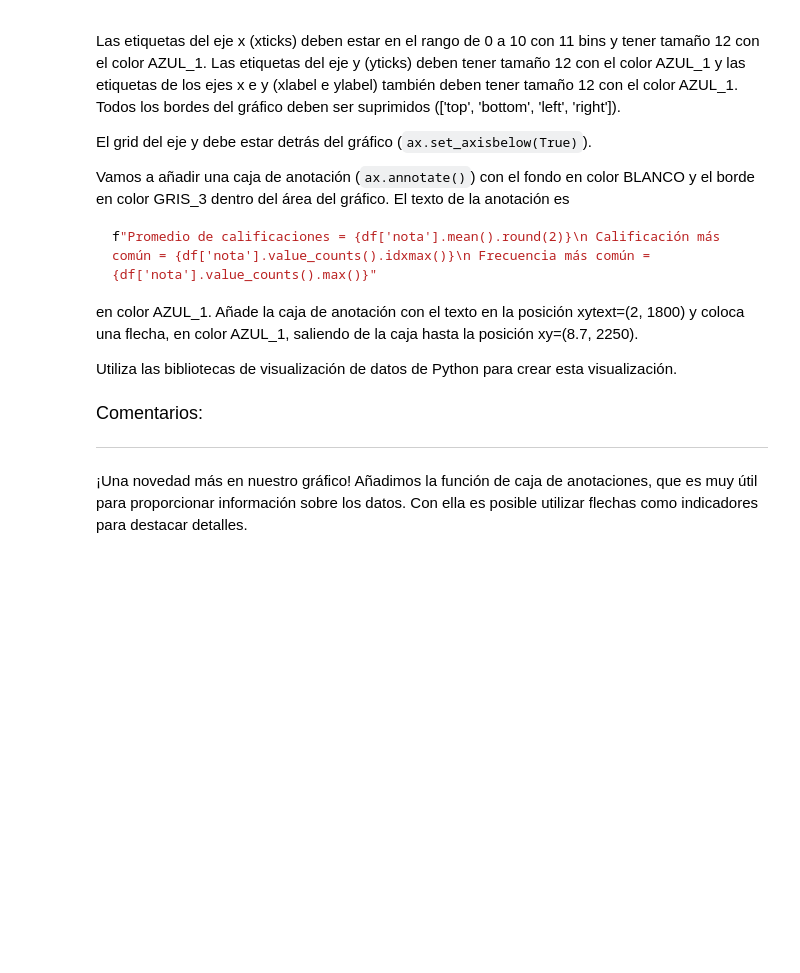
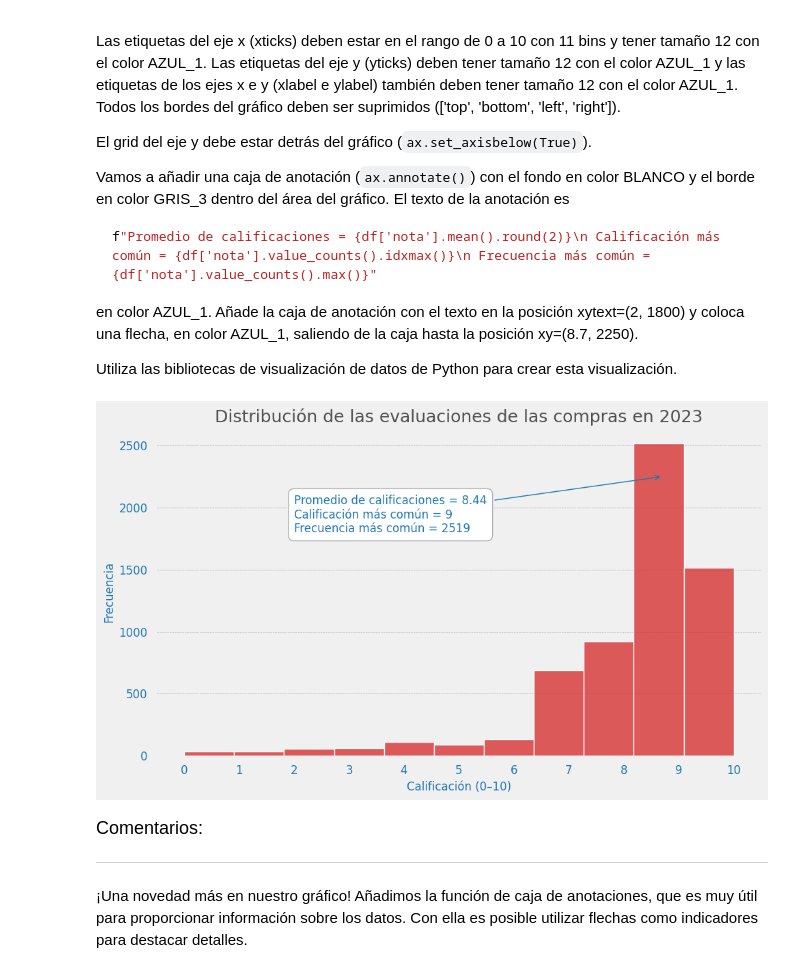
Before and after one commit to Cesar-Curitol/IA_aplicada_a_la_ciencia_de_datos, a Jupyter notebook: IA_aplicada_a_ciencia_de_datos.ipynb, the cells around one changed output. Drawn from its saved outputs; the diff is of its cells as text; code cells hidden in the pictures; blank space fills up the shorter version.

```diff
--- a/IA_aplicada_a_ciencia_de_datos.ipynb
+++ b/IA_aplicada_a_ciencia_de_datos.ipynb
@@ -1934,3 +2044,10 @@ f"Promedio de calificaciones = {df['nota'].mean().round(2)}\n Calificación más
 en color AZUL_1. Añade la caja de anotación con el texto en la posición xytext=(2, 1800) y coloca una flecha, en color AZUL_1, saliendo de la caja hasta la posición xy=(8.7, 2250).
 
 Utiliza las bibliotecas de visualización de datos de Python para crear esta visualización.
+# %%
+GRIS_1 = '#f0f0f0'
+GRIS_3 = '#b0b0b0'
+GRIS_5 = '#4f4f4f'
+AZUL_1 = '#1f77b4'
+ROJO_1 = '#d62728'
+BLANCO = '#ffffff'
@@ -1937,3 +2109,7 @@ Utiliza las bibliotecas de visualización de datos de Python para crear esta vis
+# %%
+calificacion_distribuciones().show()
+# %% [output]
+[figure, added]
 # %% [markdown]
 <font color="7b71ff" size=4> Comentarios: </font>
 
```
Also changed, not shown: parts of 10 cells of this notebook.
